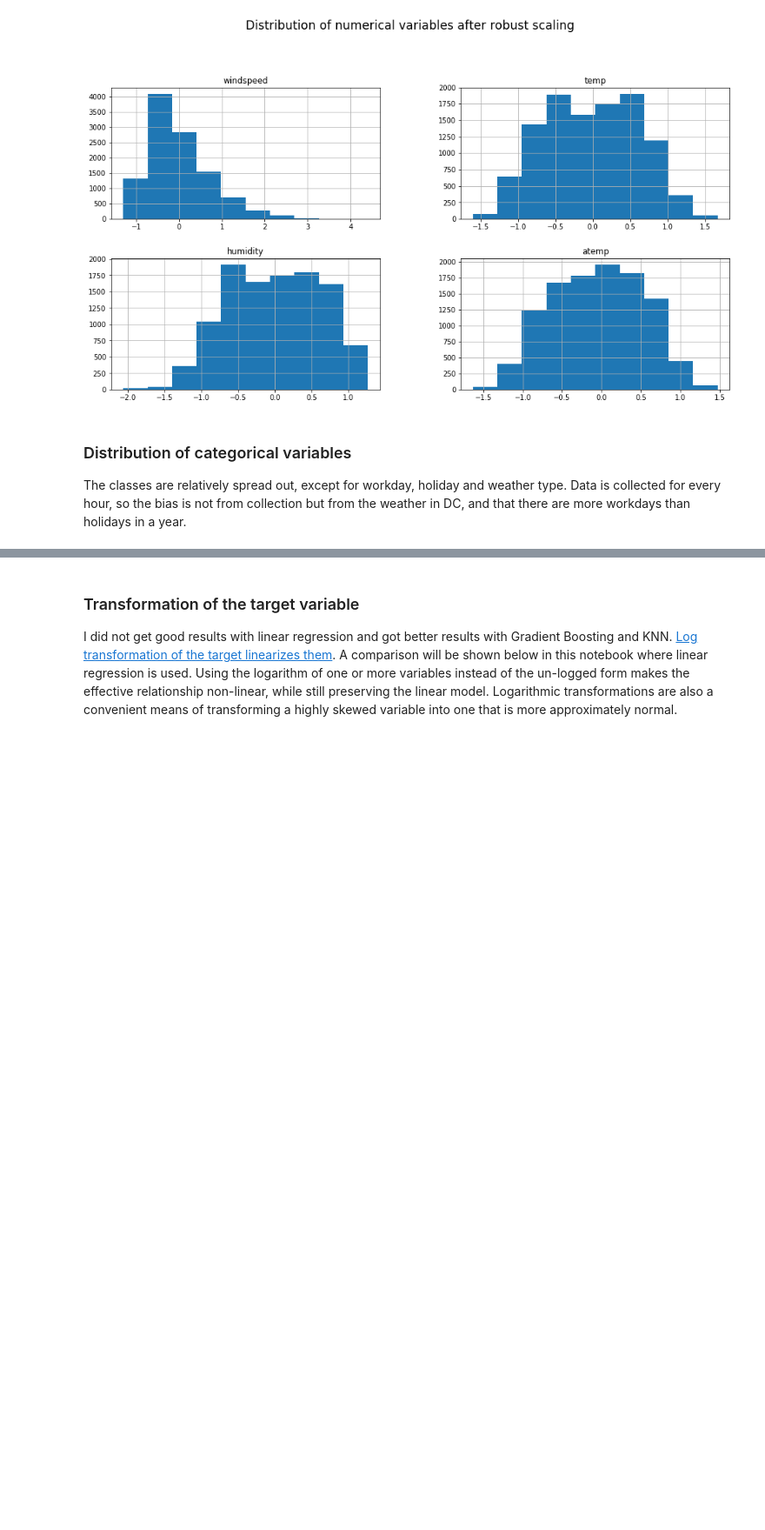
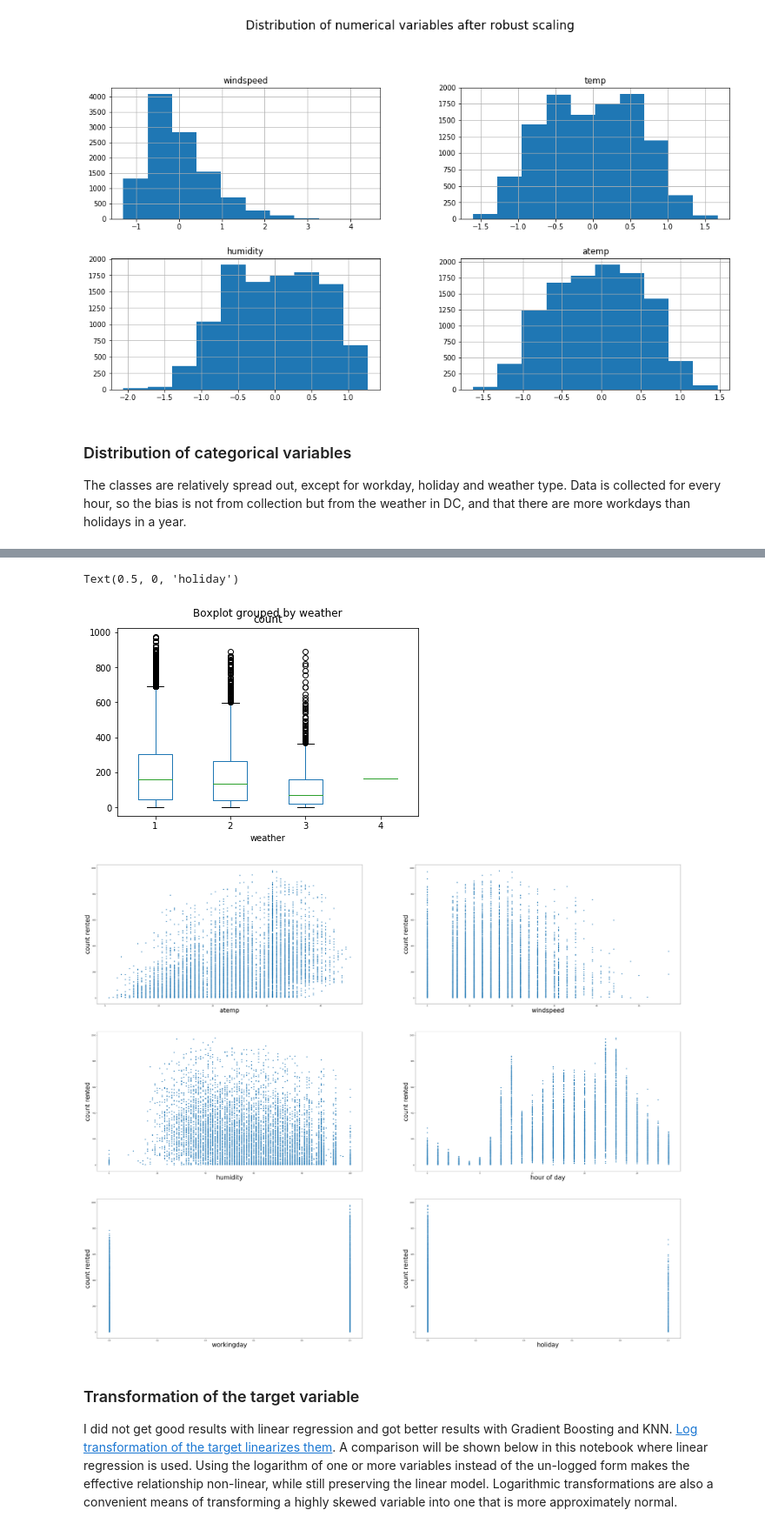
Before and after one commit to kulsoom-abdullah/kulsoom-abdullah.github.io, a Jupyter notebook: jupyter_projects/BicycleRentals/Bicycle Rentals.ipynb, the cells around one changed output, grey strips where cells are left out. Shown at 87% size. Cells and saved outputs as stored; diff of their text form; code cells hidden in the pictures; blank space fills up the shorter version.

```diff
--- a/jupyter_projects/BicycleRentals/Bicycle Rentals.ipynb
+++ b/jupyter_projects/BicycleRentals/Bicycle Rentals.ipynb
@@ -326,3 +330,38 @@ Index(['datetime', 'season', 'holiday', 'workingday', 'weather', 'temp',
+# %%
+#Include some based on results
+# train_df.boxplot(by='weather',
+#                        column=['hourofday'],
+#                        grid=False)
+
+train_df.boxplot(by='weather',
+                       column=['count'],
+                       grid=False)
+
+fig, axes = plt.subplots(3, 2, figsize=(60,50))
+
+
+train_df.plot.scatter(x='atemp', y='count',  ax=axes[0,0])
+axes[0,0].set_ylabel("count rented",  fontsize=35)
+axes[0,0].set_xlabel("atemp",  fontsize=35)
+train_df.plot.scatter(x='windspeed', y='count',  ax=axes[0,1])
+axes[0,1].set_ylabel("count rented",  fontsize=35)
+axes[0,1].set_xlabel("windspeed",  fontsize=35)
+train_df.plot.scatter(x='humidity', y='count',  ax=axes[1,0])
+axes[1,0].set_ylabel("count rented",  fontsize=35)
+axes[1,0].set_xlabel("humidity",  fontsize=35)
+train_df.plot.scatter(x='hourofday', y='count',  ax=axes[1,1])
+axes[1,1].set_ylabel("count rented",  fontsize=35)
+axes[1,1].set_xlabel("hour of day",  fontsize=35)
+train_df.plot.scatter(x='workingday', y='count',  ax=axes[2,0])
+axes[2,0].set_ylabel("count rented",  fontsize=35)
+axes[2,0].set_xlabel("workingday",  fontsize=35)
+train_df.plot.scatter(x='holiday', y='count',  ax=axes[2,1])
+axes[2,1].set_ylabel("count rented",  fontsize=35)
+axes[2,1].set_xlabel("holiday",  fontsize=35)
+# %% [output]
+Text(0.5, 0, 'holiday')
+[figure, added]
+[figure, added]
 # %% [markdown]
 <a id="log_trans"></a>
 ### Transformation of the target variable
```
Also changed, not shown: parts of 20 cells of this notebook.
